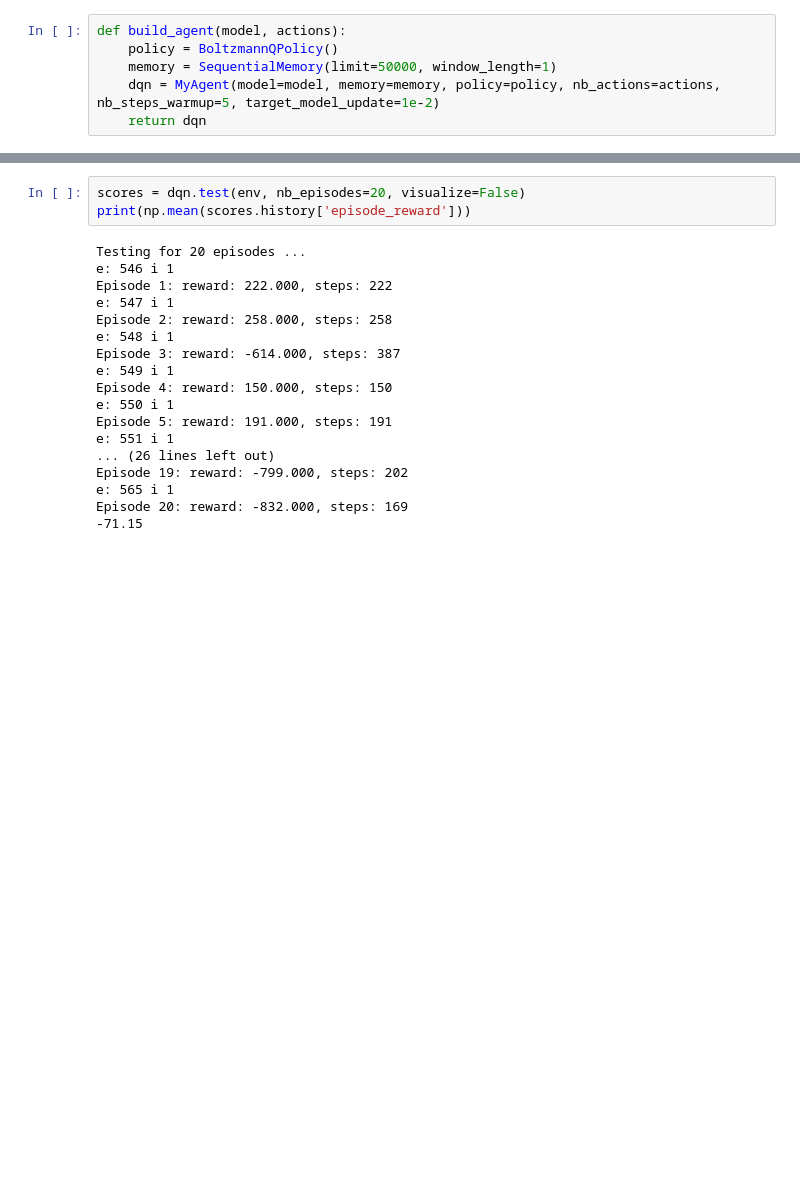
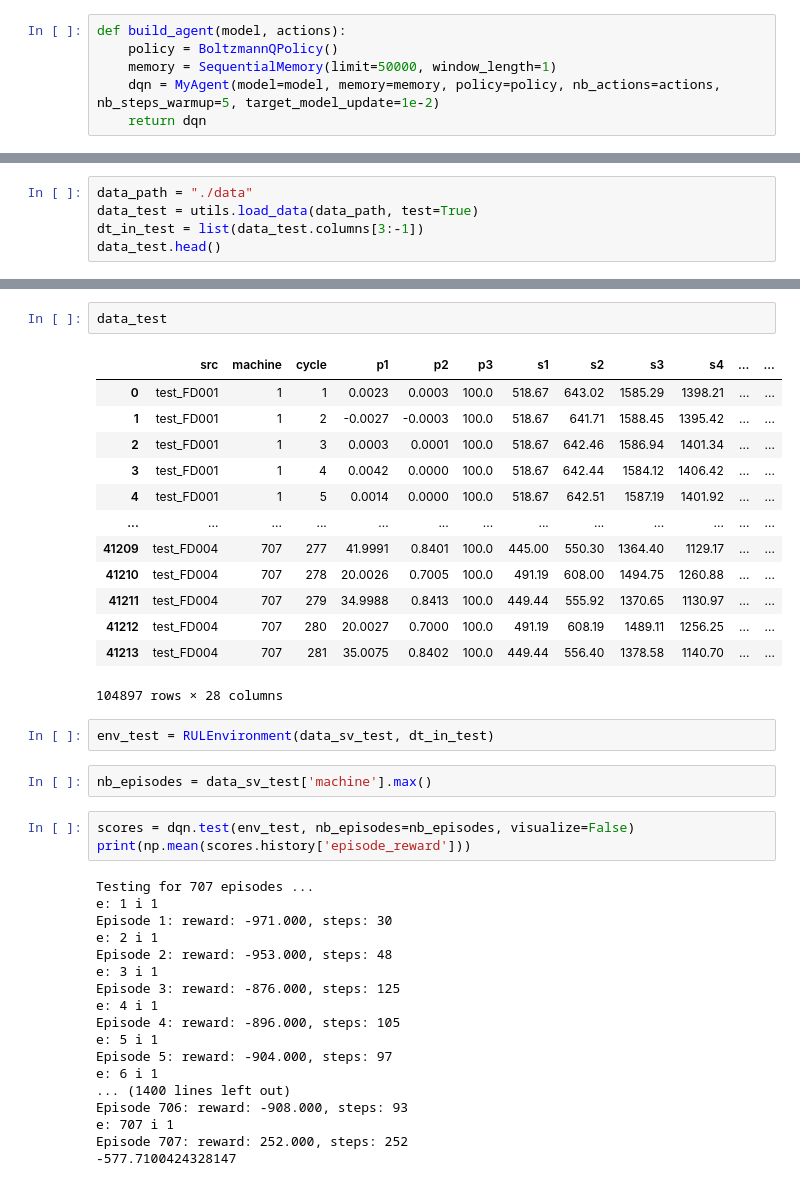
Before and after one commit to olestole/Turbine-RUL-RL, a Jupyter notebook: turbine-rul-rl.ipynb, the cells around one changed output, grey strips where cells are left out. Saved outputs shown, nothing was run; the diff lists cells and outputs as text; blank space fills up the shorter version.

Commit message:
feat: add testset and test for model

```diff
--- a/turbine-rul-rl.ipynb
+++ b/turbine-rul-rl.ipynb
@@ -198,0 +171,5 @@ Interval 7 (60000 steps performed)
+# %%
+data_path = "./data"
+data_test = utils.load_data(data_path, test=True)
+dt_in_test = list(data_test.columns[3:-1])
+data_test.head()
@@ -199,21 +204,41 @@ Interval 7 (60000 steps performed)
+# %%
+data_test
+# %% [output]
+|  | src | machine | cycle | p1 | p2 | p3 | s1 | s2 | s3 | s4 | ... | ... |
+| 0 | test_FD001 | 1 | 1 | 0.0023 | 0.0003 | 100.0 | 518.67 | 643.02 | 1585.29 | 1398.21 | ... | ... |
+| 1 | test_FD001 | 1 | 2 | -0.0027 | -0.0003 | 100.0 | 518.67 | 641.71 | 1588.45 | 1395.42 | ... | ... |
+| 2 | test_FD001 | 1 | 3 | 0.0003 | 0.0001 | 100.0 | 518.67 | 642.46 | 1586.94 | 1401.34 | ... | ... |
+| 3 | test_FD001 | 1 | 4 | 0.0042 | 0.0000 | 100.0 | 518.67 | 642.44 | 1584.12 | 1406.42 | ... | ... |
+| 4 | test_FD001 | 1 | 5 | 0.0014 | 0.0000 | 100.0 | 518.67 | 642.51 | 1587.19 | 1401.92 | ... | ... |
+| ... | ... | ... | ... | ... | ... | ... | ... | ... | ... | ... | ... | ... |
+| 41209 | test_FD004 | 707 | 277 | 41.9991 | 0.8401 | 100.0 | 445.00 | 550.30 | 1364.40 | 1129.17 | ... | ... |
+| 41210 | test_FD004 | 707 | 278 | 20.0026 | 0.7005 | 100.0 | 491.19 | 608.00 | 1494.75 | 1260.88 | ... | ... |
+| 41211 | test_FD004 | 707 | 279 | 34.9988 | 0.8413 | 100.0 | 449.44 | 555.92 | 1370.65 | 1130.97 | ... | ... |
+| 41212 | test_FD004 | 707 | 280 | 20.0027 | 0.7000 | 100.0 | 491.19 | 608.19 | 1489.11 | 1256.25 | ... | ... |
+| 41213 | test_FD004 | 707 | 281 | 35.0075 | 0.8402 | 100.0 | 449.44 | 556.40 | 1378.58 | 1140.70 | ... | ... |
+104897 rows × 28 columns
+# %%
+env_test = RULEnvironment(data_sv_test, dt_in_test)
+# %%
+nb_episodes = data_sv_test['machine'].max()
 # %%
-scores = dqn.test(env, nb_episodes=20, visualize=False)
+scores = dqn.test(env_test, nb_episodes=nb_episodes, visualize=False)
 print(np.mean(scores.history['episode_reward']))
 # %% [output]
-Testing for 20 episodes ...
-e: 546 i 1
-Episode 1: reward: 222.000, steps: 222
-e: 547 i 1
-Episode 2: reward: 258.000, steps: 258
-e: 548 i 1
-Episode 3: reward: -614.000, steps: 387
-e: 549 i 1
-Episode 4: reward: 150.000, steps: 150
-e: 550 i 1
-Episode 5: reward: 191.000, steps: 191
-e: 551 i 1
-... (26 lines left out)
-Episode 19: reward: -799.000, steps: 202
-e: 565 i 1
-Episode 20: reward: -832.000, steps: 169
--71.15
+Testing for 707 episodes ...
+e: 1 i 1
+Episode 1: reward: -971.000, steps: 30
+e: 2 i 1
+Episode 2: reward: -953.000, steps: 48
+e: 3 i 1
+Episode 3: reward: -876.000, steps: 125
+e: 4 i 1
+Episode 4: reward: -896.000, steps: 105
+e: 5 i 1
+Episode 5: reward: -904.000, steps: 97
+e: 6 i 1
+... (1400 lines left out)
+Episode 706: reward: -908.000, steps: 93
+e: 707 i 1
+Episode 707: reward: 252.000, steps: 252
+-577.7100424328147
```
Also changed, not shown: parts of 26 cells of this notebook, 3 other files.
